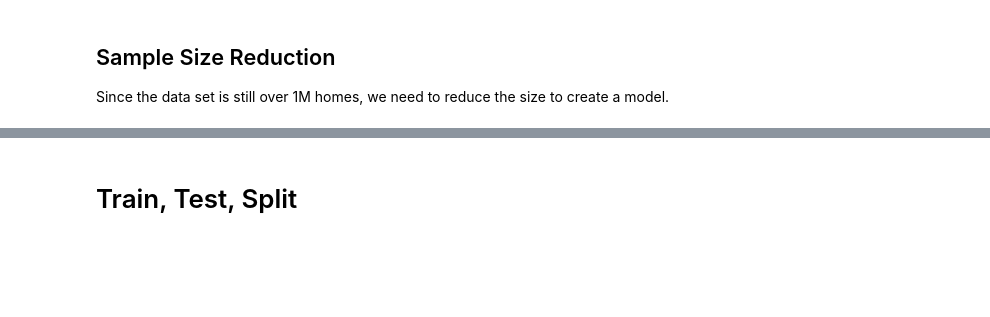
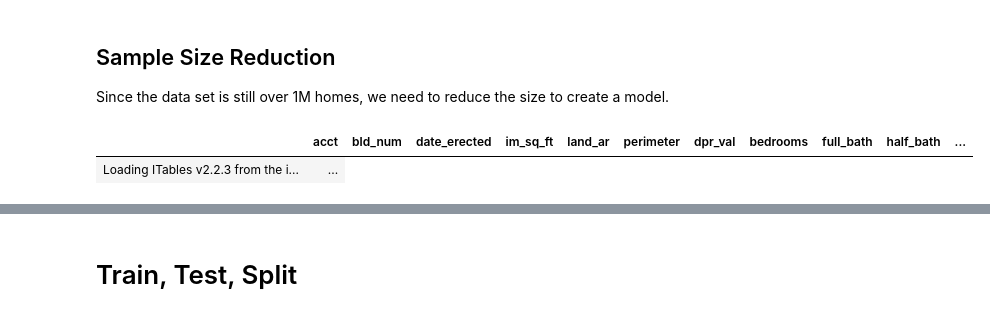
Before and after one commit to PorkChopExpress86/HouseProtestValues, a Jupyter notebook: HouseValues.ipynb, the cells around one changed output, grey strips where cells are left out. Cells and saved outputs as stored; diff of their text form; code cells hidden in the pictures; blank space fills up the shorter version.

```diff
--- a/HouseValues.ipynb
+++ b/HouseValues.ipynb
@@ -162,8 +179,11 @@ plt.show()
 ## Sample Size Reduction
 Since the data set is still over 1M homes, we need to reduce the size to create a model.
 # %%
-sample_df = df.sample(n=25000, random_state=42)
+sample_df = df.sample(n=10000, random_state=42)
 show(sample_df)
+# %% [output]
+|  | acct | bld_num | date_erected | im_sq_ft | land_ar | perimeter | dpr_val | bedrooms | full_bath | half_bath | ... |
+| Loading ITables v2.2.3 from the i... | ... |
 # %%
 corr_matrix = sample_df.corr()
 plt.figure(figsize=(25, 12))
```
Also changed, not shown: parts of 35 cells of this notebook.
